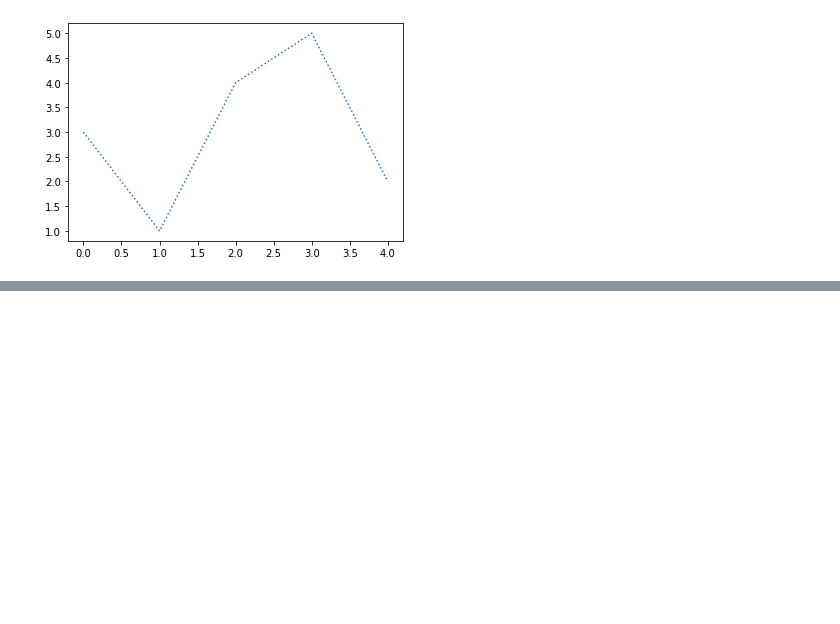
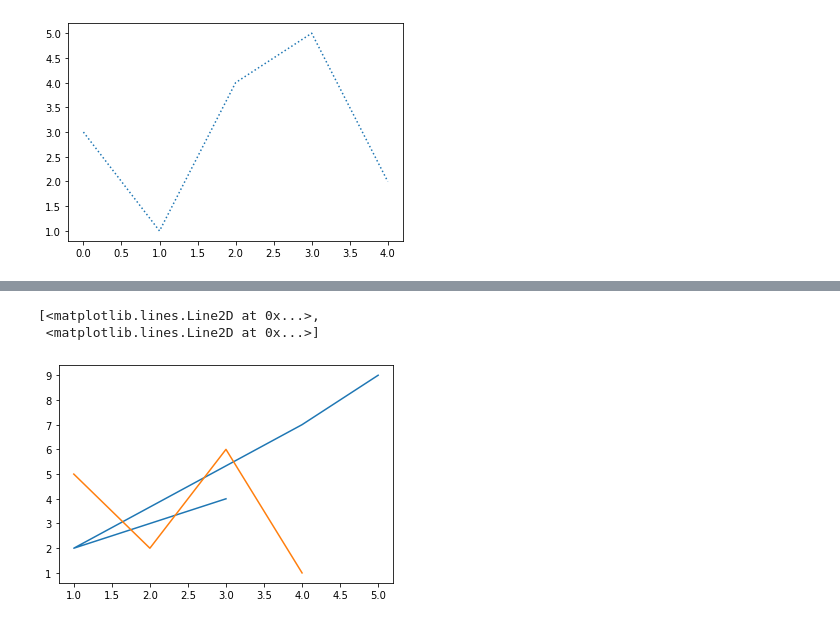
Before and after one commit to chimaihueze/Basics-of-Matplotlib, a Jupyter notebook: matplotlib_line.ipynb, the cells around one changed output, grey strips where cells are left out. Saved outputs shown, nothing was run; the diff lists cells and outputs as text; code cells hidden in the pictures; blank space fills up the shorter version.

```diff
--- a/matplotlib_line.ipynb
+++ b/matplotlib_line.ipynb
@@ -41,0 +89,19 @@ plt.plot(a, ls = ':')
+# %%
+# You can also plot many lines by adding the points for the x- and y-axis for each line in the same plt.plot() function.
+
+# (In the examples above we only specified the points on the y-axis, meaning that the points on the x-axis got the the default values (0, 1, 2, 3).)
+
+# The x- and y- values come in pairs:
+
+# Example
+
+a = np.array([3, 1, 4, 5])
+b = np.array([4, 2, 7, 9])
+c = np.array([1, 2, 3, 4])
+d = np.array([5, 2, 6, 1])
+
+plt.plot(a, b, c, d)
+# %% [output]
+[<matplotlib.lines.Line2D at 0x...>,
+ <matplotlib.lines.Line2D at 0x...>]
+[figure, added]
```
Also changed, not shown: parts of 4 cells of this notebook.
